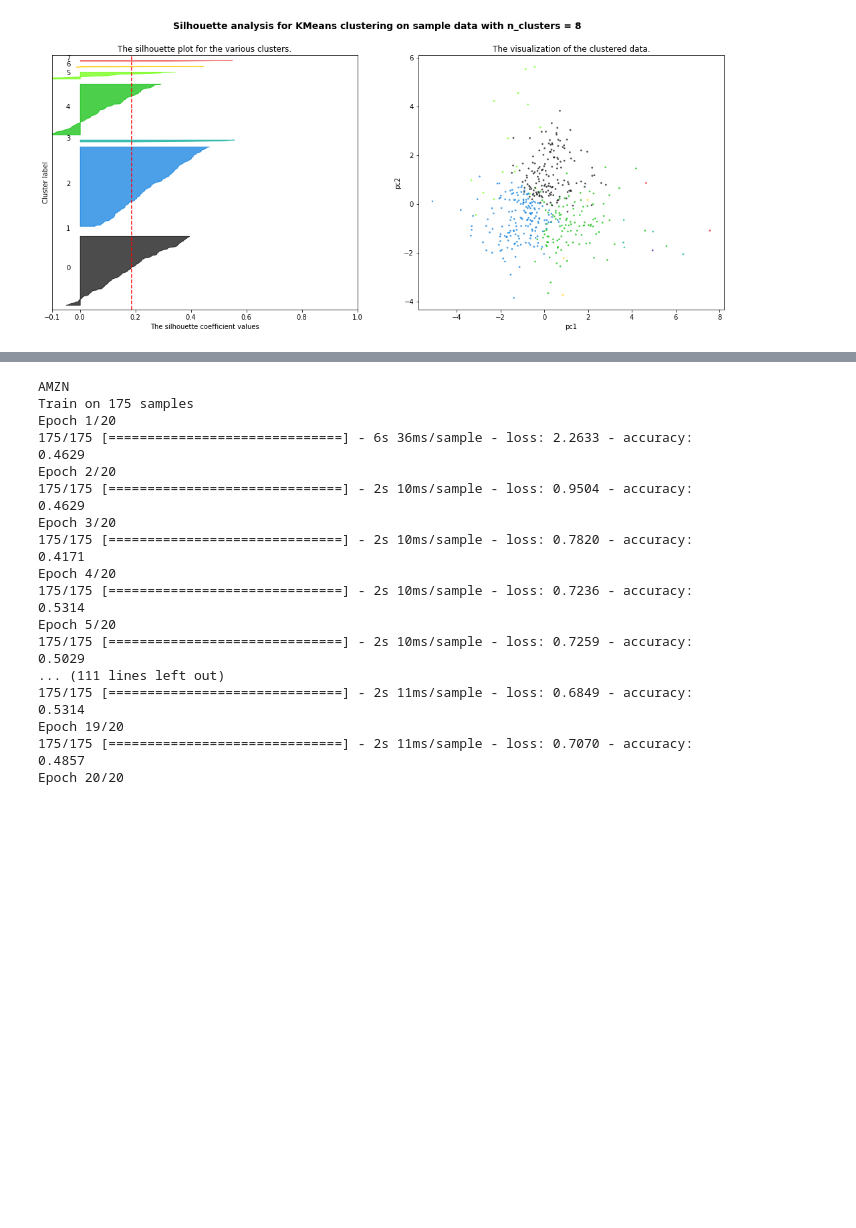
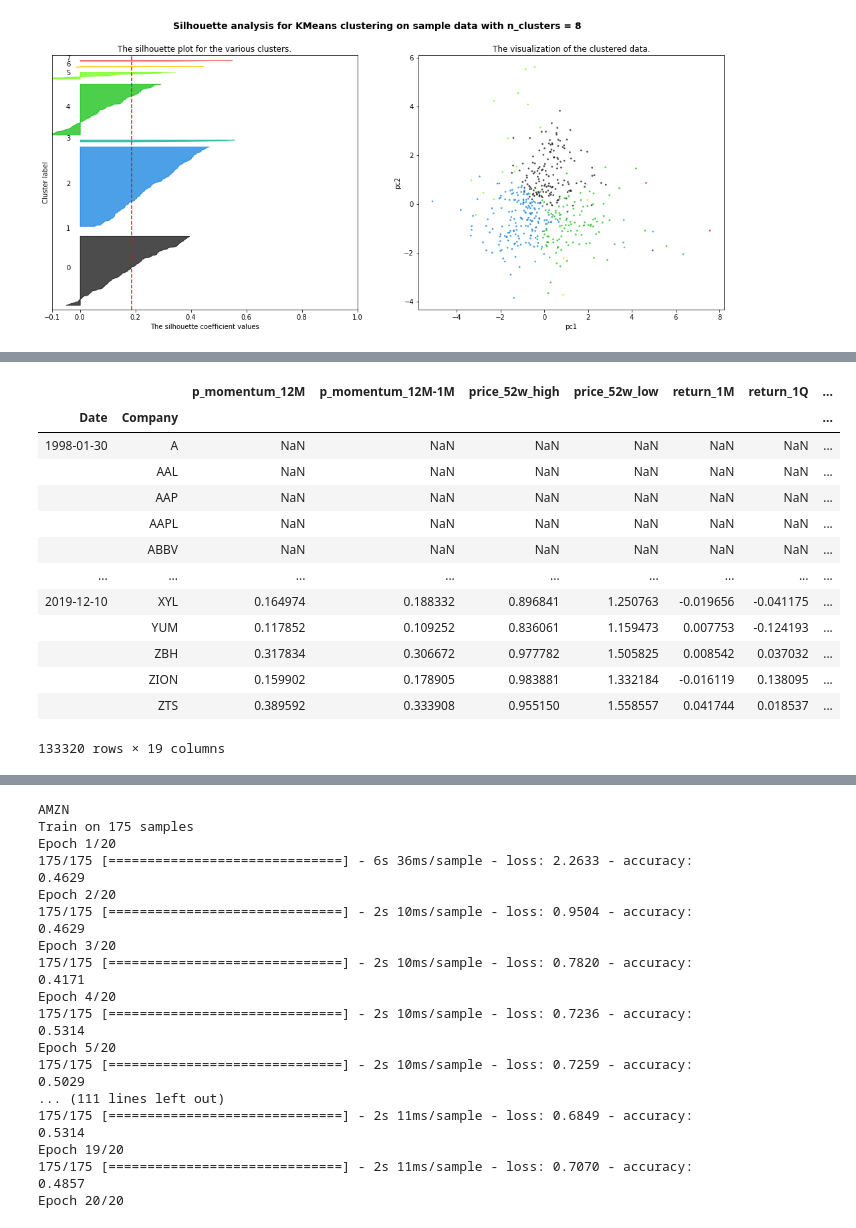
Before and after one commit to ekuo651/Machine-Learning-for-Stock-Selection, a Jupyter notebook: weiqing.ipynb, the cells around one changed output, grey strips where cells are left out. Cells and saved outputs as stored; diff of their text form; code cells hidden in the pictures; blank space fills up the shorter version.

```diff
--- a/weiqing.ipynb
+++ b/weiqing.ipynb
@@ -359,0 +372,5 @@ cluster_indices.to_csv("Data/cluster_index_prices.csv")
+# %%
+s_mkt = pd.read_csv("Resources/s_MarketCap.csv", index_col="Date", parse_dates=True, infer_datetime_format=True)
+s_mkt.columns = s_mkt.columns.str[:-10]
+s_mkt = s_mkt.loc['2000-12-10':'2019-12-10'].dropna(how="all")
+s_mkt.shape
@@ -359,0 +459,12 @@ cluster_indices.to_csv("Data/cluster_index_prices.csv")
+# %%
+file_name = ['s_PE.csv', 's_PB.csv', 's_GrossMargin.csv', 's_FreeCashFlowEquity.csv', 's_ROA.csv', 's_DebttoEquity.csv', 's_NetIncomeMargin.csv', 's_ROE.csv']
+for each_file in file_name:
+    print(each_file)
+    path = 'Resources/' + each_file
+    df = pd.read_csv(path, index_col="Date", parse_dates=True, infer_datetime_format=True).dropna(how="all")
+    df.columns = df.columns.str[:-10]
+    suffix = each_file[:-4]
+    df_stacked = df.stack(dropna=False).to_frame().rename(columns={0: suffix})
+    df_stacked.index.names = ['Date', 'Company']
+    #print(df_stacked)
+    y_stacked = pd.concat([y_stacked, df_stacked], axis = 1, join="outer")
@@ -359,0 +483,25 @@ cluster_indices.to_csv("Data/cluster_index_prices.csv")
+# %%
+#scale the data
+for eachdate in y_stacked.index.get_level_values(0).unique():
+    new_df = y_stacked.loc[eachdate]
+    scaler = MinMaxScaler()
+    new_df_scaled = scaler.fit_transform(new_df)
+    y_stacked.loc[eachdate] = new_df_scaled
+#y_stacked.loc[y_stacked.index.get_level_values(0)[0]]
+# %%
+y_stacked
+# %% [output]
+|  |  | p_momentum_12M | p_momentum_12M-1M | price_52w_high | price_52w_low | return_1M | return_1Q | ... |
+| Date | Company |  |  |  |  |  |  | ... |
+| 1998-01-30 | A | NaN | NaN | NaN | NaN | NaN | NaN | ... |
+|  | AAL | NaN | NaN | NaN | NaN | NaN | NaN | ... |
+|  | AAP | NaN | NaN | NaN | NaN | NaN | NaN | ... |
+|  | AAPL | NaN | NaN | NaN | NaN | NaN | NaN | ... |
+|  | ABBV | NaN | NaN | NaN | NaN | NaN | NaN | ... |
+| ... | ... | ... | ... | ... | ... | ... | ... | ... |
+| 2019-12-10 | XYL | 0.164974 | 0.188332 | 0.896841 | 1.250763 | -0.019656 | -0.041175 | ... |
+|  | YUM | 0.117852 | 0.109252 | 0.836061 | 1.159473 | 0.007753 | -0.124193 | ... |
+|  | ZBH | 0.317834 | 0.306672 | 0.977782 | 1.505825 | 0.008542 | 0.037032 | ... |
+|  | ZION | 0.159902 | 0.178905 | 0.983881 | 1.332184 | -0.016119 | 0.138095 | ... |
+|  | ZTS | 0.389592 | 0.333908 | 0.955150 | 1.558557 | 0.041744 | 0.018537 | ... |
+133320 rows × 19 columns
```
Also changed, not shown: parts of 31 cells of this notebook, 19 other files.
